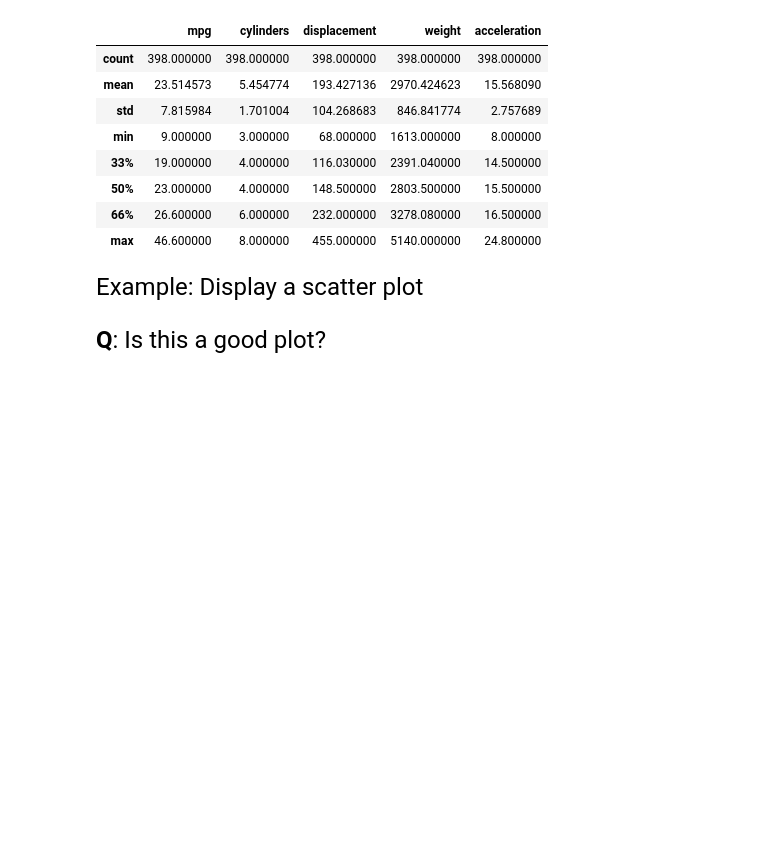
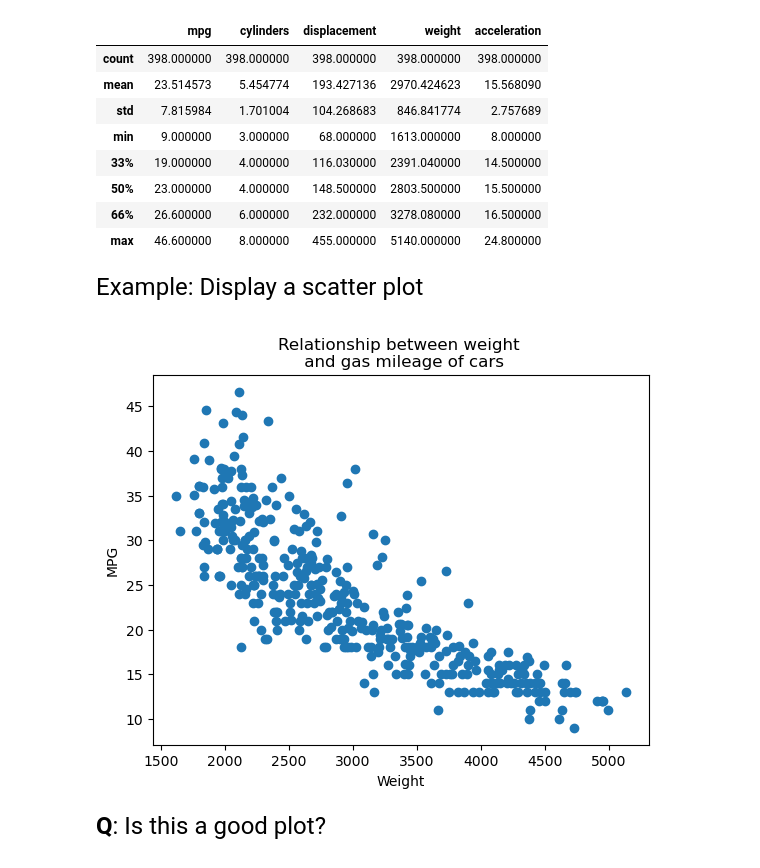
Before and after one commit to rdedatt/datasci151spring2026, a Jupyter notebook: lecture_02/riya_lecture_02_notes.ipynb, the cells around one changed output. Cells and saved outputs as stored; diff of their text form; code cells hidden in the pictures; blank space fills up the shorter version.

```diff
--- a/lecture_02/riya_lecture_02_notes.ipynb
+++ b/lecture_02/riya_lecture_02_notes.ipynb
@@ -368,7 +348,13 @@ display(carfeatures.describe(percentiles=[0.33, 0.66]))
 Example: Display a scatter plot
 # %%
 plt.scatter(x = carfeatures['weight'], y = carfeatures['mpg'])
+plt.xlabel("Weight")
+plt.ylabel("MPG")
+plt.title("Relationship between weight \n and gas mileage of cars")
+#\n indicates creation of a new light
 plt.show()
+# %% [output]
+[figure, added]
 # %% [markdown]
 <font size = "5">
 
```
Also changed, not shown: parts of 4 cells of this notebook.
